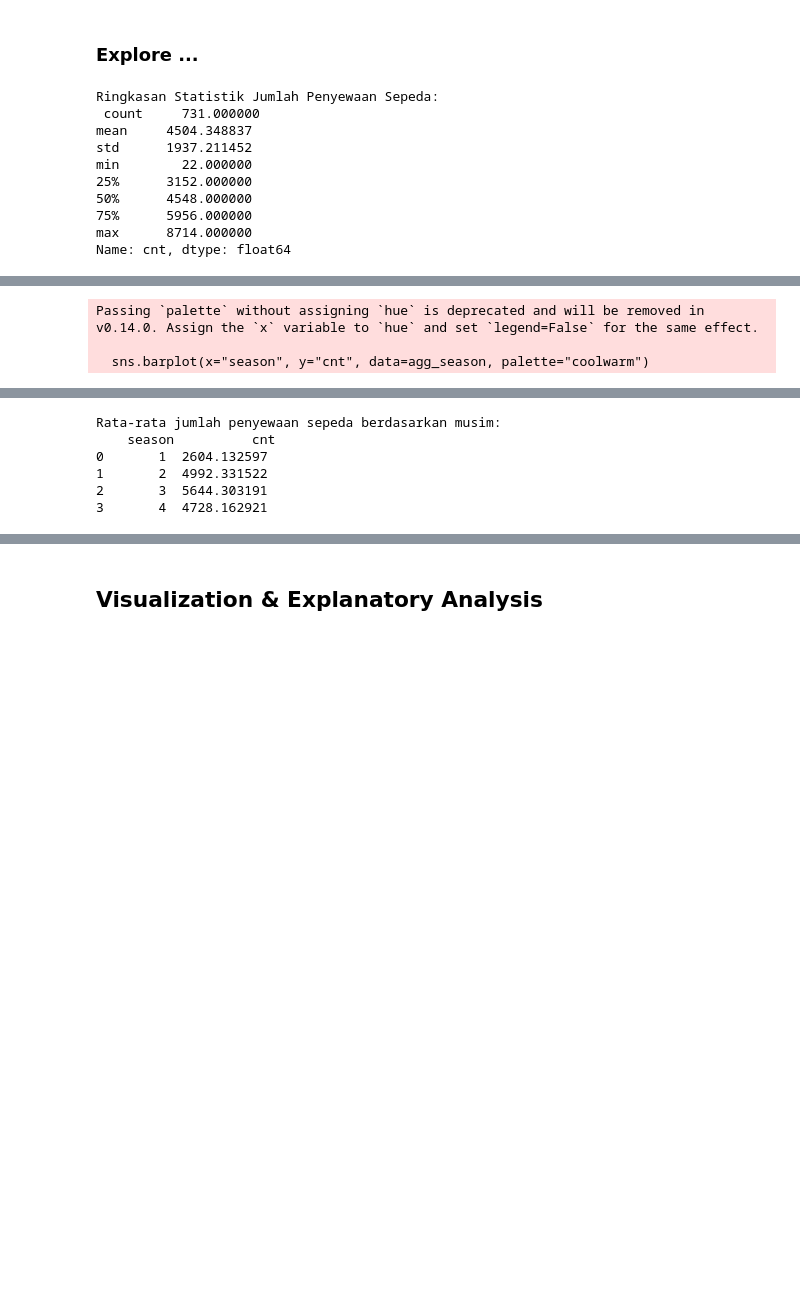
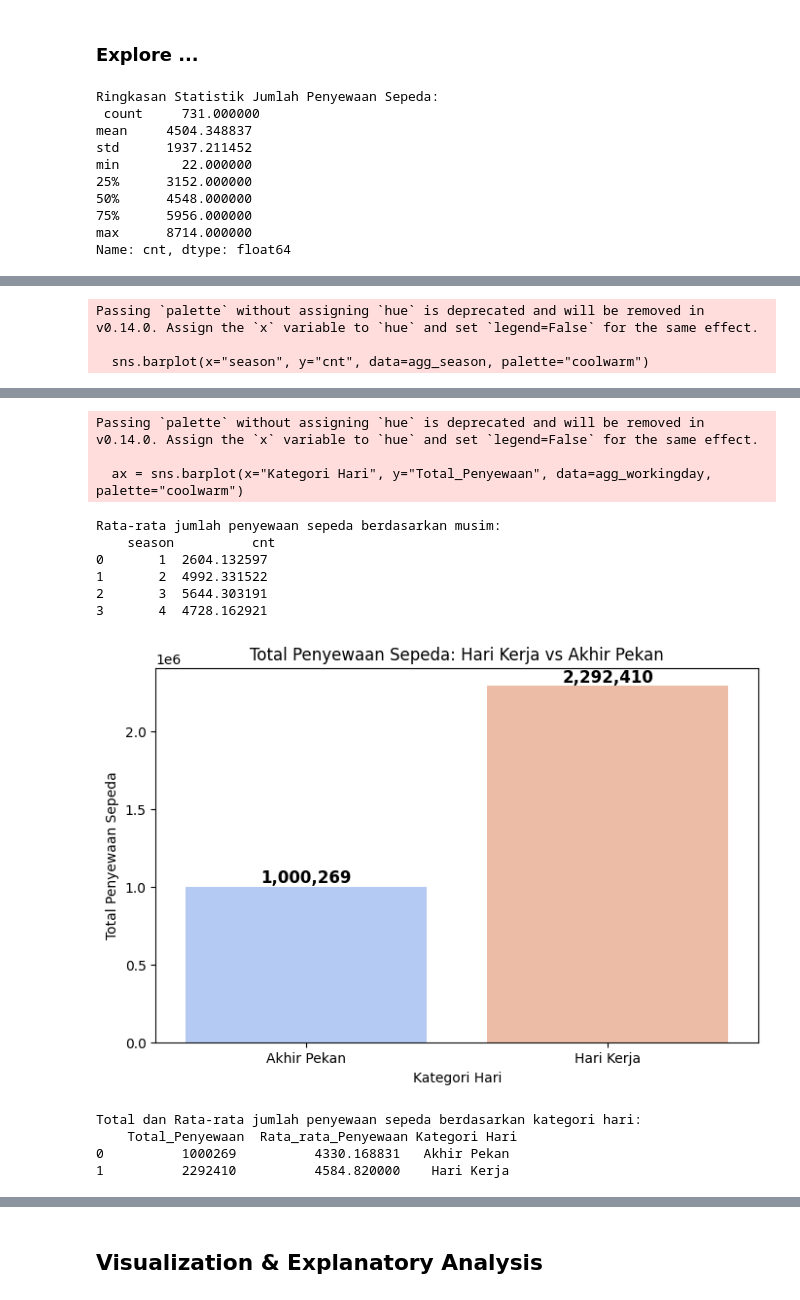
Before and after one commit to Rozii23/Proyek_Analisis_DBS_Bike_Sharing_Dataset, a Jupyter notebook: Proyek_Analisis_Data.ipynb, the cells around one changed output, grey strips where cells are left out. Saved outputs shown, nothing was run; the diff lists cells and outputs as text; code cells hidden in the pictures; blank space fills up the shorter version.

```diff
--- a/Proyek_Analisis_Data.ipynb
+++ b/Proyek_Analisis_Data.ipynb
@@ -184,38 +184,70 @@ plt.show()
 # Agregasi rata-rata penyewaan sepeda berdasarkan musim
 agg_season = day_df.groupby("season")["cnt"].mean().reset_index()
 
 # Visualisasi jumlah penyewaan sepeda berdasarkan musim
 plt.figure(figsize=(8, 5))
 sns.barplot(x="season", y="cnt", data=agg_season, palette="coolwarm")
 plt.title("Rata-rata Penyewaan Sepeda Berdasarkan Musim")
 plt.xlabel("Musim (1 = Semi, 2 = Panas, 3 = Gugur, 4 = Dingin)")
 plt.ylabel("Rata-rata Jumlah Penyewaan")
 plt.xticks(ticks=[0,1,2,3], labels=["Semi", "Panas", "Gugur", "Dingin"])
 plt.show()
 
 # Tampilkan hasil agregasi
 print("Rata-rata jumlah penyewaan sepeda berdasarkan musim:\n", agg_season)
+
+# Agregasi total dan rata-rata penyewaan sepeda berdasarkan kategori hari kerja dan akhir pekan
+agg_workingday = day_df.groupby("workingday").agg(Total_Penyewaan=("cnt", "sum"), Rata_rata_Penyewaan=("cnt", "mean")).reset_index()
+
+# Ubah nilai 0 dan 1 menjadi label yang lebih mudah dipahami
+agg_workingday["Kategori Hari"] = agg_workingday["workingday"].map({0: "Akhir Pekan", 1: "Hari Kerja"})
+agg_workingday.drop(columns=["workingday"], inplace=True)  # Hapus kolom asli setelah dipetakan
+
+# Visualisasi perbandingan total penyewaan sepeda antara hari kerja dan akhir pekan
+plt.figure(figsize=(8, 5))
+ax = sns.barplot(x="Kategori Hari", y="Total_Penyewaan", data=agg_workingday, palette="coolwarm")
+
+# Menambahkan angka total penyewaan di atas tiap batang
+for p in ax.patches:
+    ax.annotate(f"{p.get_height():,.0f}", (p.get_x() + p.get_width() / 2., p.get_height()),
+                ha="center", va="bottom", fontsize=12, color="black", fontweight="bold")
+
+plt.title("Total Penyewaan Sepeda: Hari Kerja vs Akhir Pekan")
+plt.xlabel("Kategori Hari")
+plt.ylabel("Total Penyewaan Sepeda")
+plt.show()
+
+# Tampilkan hasil agregasi
+print("Total dan Rata-rata jumlah penyewaan sepeda berdasarkan kategori hari:\n", agg_workingday)
 # %% [output]
 Ringkasan Statistik Jumlah Penyewaan Sepeda:
  count     731.000000
 mean     4504.348837
 std      1937.211452
 min        22.000000
 25%      3152.000000
 50%      4548.000000
 75%      5956.000000
 max      8714.000000
 Name: cnt, dtype: float64
 [figure]
 Passing `palette` without assigning `hue` is deprecated and will be removed in v0.14.0. Assign the `x` variable to `hue` and set `legend=False` for the same effect.
 
   sns.barplot(x="season", y="cnt", data=agg_season, palette="coolwarm")
 [figure]
-Rata-rata jumlah penyewaan sepeda berdasarkan musim:
-    season          cnt
-0       1  2604.132597
-1       2  4992.331522
-2       3  5644.303191
-3       4  4728.162921
+Passing `palette` without assigning `hue` is deprecated and will be removed in v0.14.0. Assign the `x` variable to `hue` and set `legend=False` for the same effect.
+
+  ax = sns.barplot(x="Kategori Hari", y="Total_Penyewaan", data=agg_workingday, palette="coolwarm")
+Rata-rata jumlah penyewaan sepeda berdasarkan musim:
+    season          cnt
+0       1  2604.132597
+1       2  4992.331522
+2       3  5644.303191
+3       4  4728.162921
+[figure, added]
+Total dan Rata-rata jumlah penyewaan sepeda berdasarkan kategori hari:
+    Total_Penyewaan  Rata_rata_Penyewaan Kategori Hari
+0          1000269          4330.168831   Akhir Pekan
+1          2292410          4584.820000    Hari Kerja
 # %% [markdown]
 **Insight:**
```
Also changed, not shown: parts of 3 cells of this notebook.
